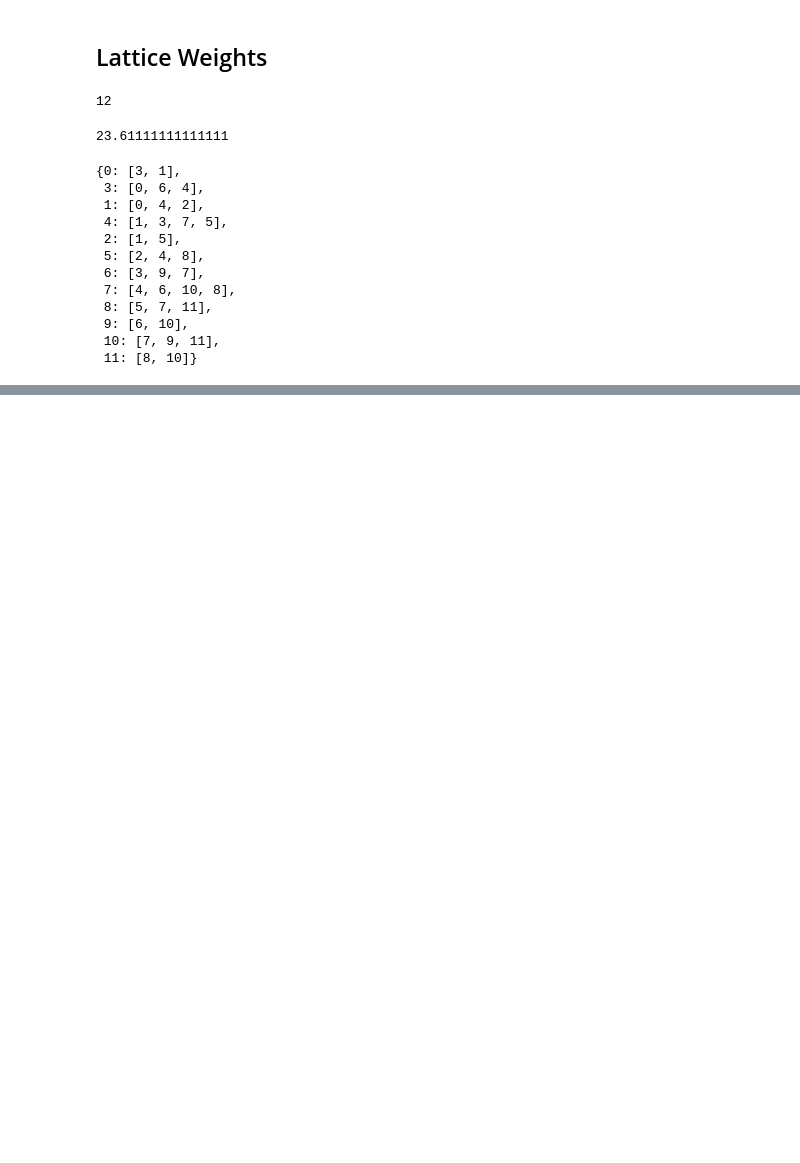
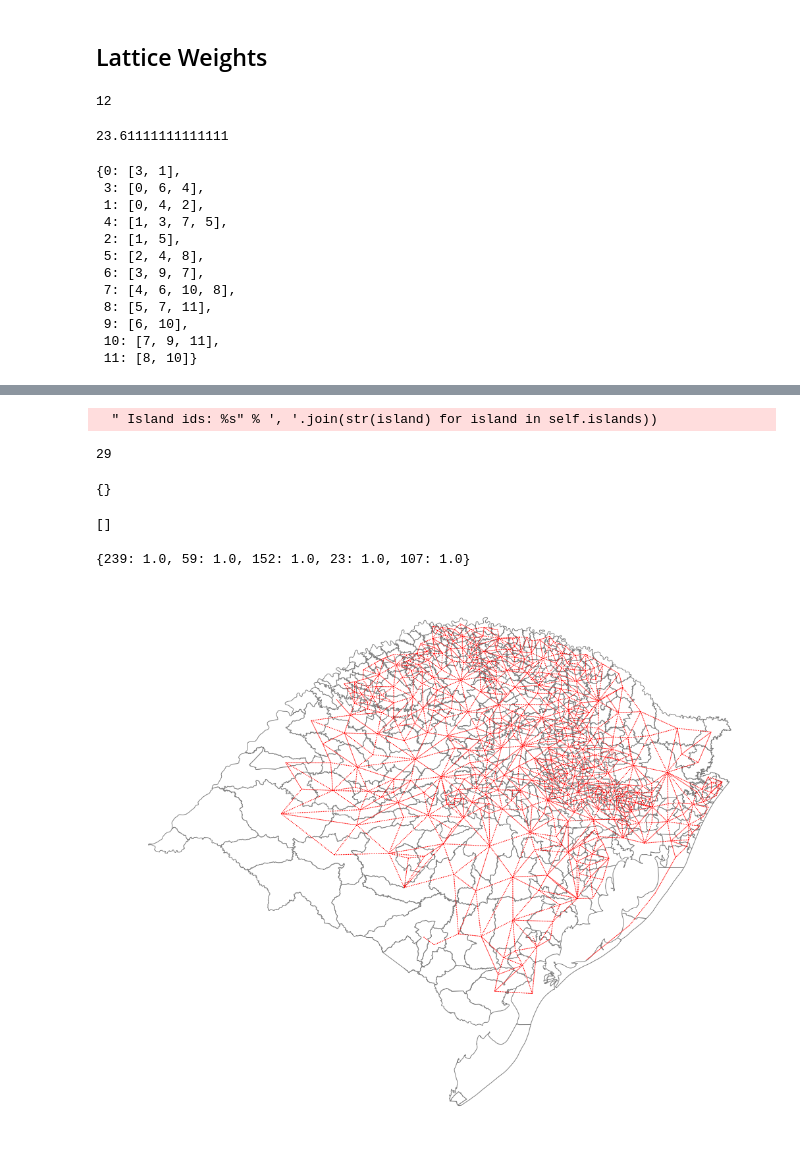
Before and after one commit to pysal/libpysal, a Jupyter notebook: notebooks/weights.ipynb, the cells around one changed output, grey strips where cells are left out. Drawn from its saved outputs; the diff is of its cells as text; code cells hidden in the pictures; blank space fills up the shorter version.

```diff
--- a/notebooks/weights.ipynb
+++ b/notebooks/weights.ipynb
@@ -236,0 +239,2 @@ w.neighbors
+# %%
+rs = libpysal.examples.get_path('map_RS_BR.shp')
@@ -236,0 +243,13 @@ w.neighbors
+# %%
+rs_df = gpd.read_file(rs)
+wq = libpysal.weights.Queen.from_dataframe(rs_df)
+# %% [output]
+  " Island ids: %s" % ', '.join(str(island) for island in self.islands))
+# %%
+len(wq.islands)
+# %% [output]
+29
+# %%
+wq[0]
+# %% [output]
+{}
@@ -236,0 +258,18 @@ w.neighbors
+# %%
+wf.islands
+# %% [output]
+[]
+# %%
+wf[0]
+# %% [output]
+{239: 1.0, 59: 1.0, 152: 1.0, 23: 1.0, 107: 1.0}
+# %%
+plt.rcParams["figure.figsize"] = (20,15)
+ax = rs_df.plot(edgecolor='grey', facecolor='w')
+f,ax = wq.plot(rs_df, ax=ax,
+        edge_kws=dict(color='r', linestyle=':', linewidth=1),
+        node_kws=dict(marker=''))
+
+ax.set_axis_off()
+# %% [output]
+[figure, added]
```
Also changed, not shown: parts of 4 cells of this notebook, 3 other files.
